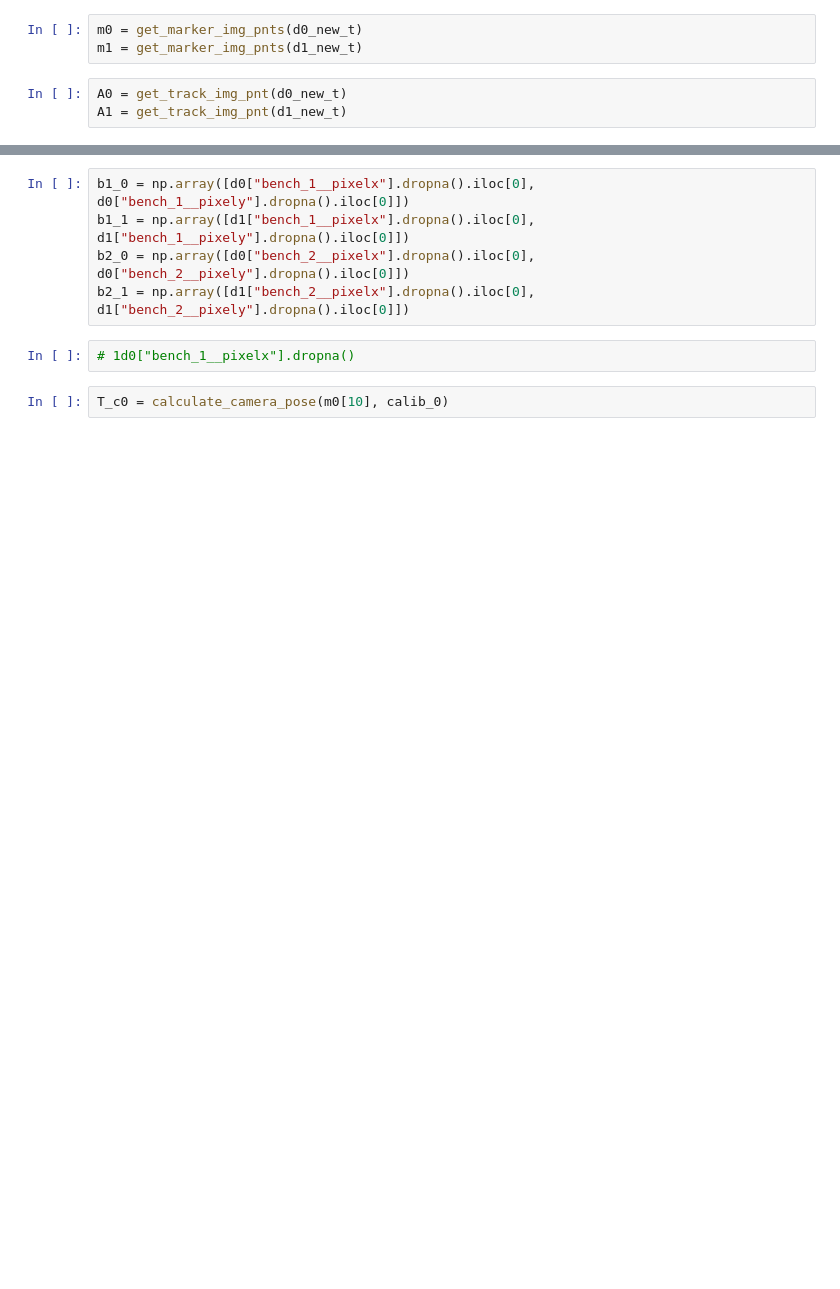
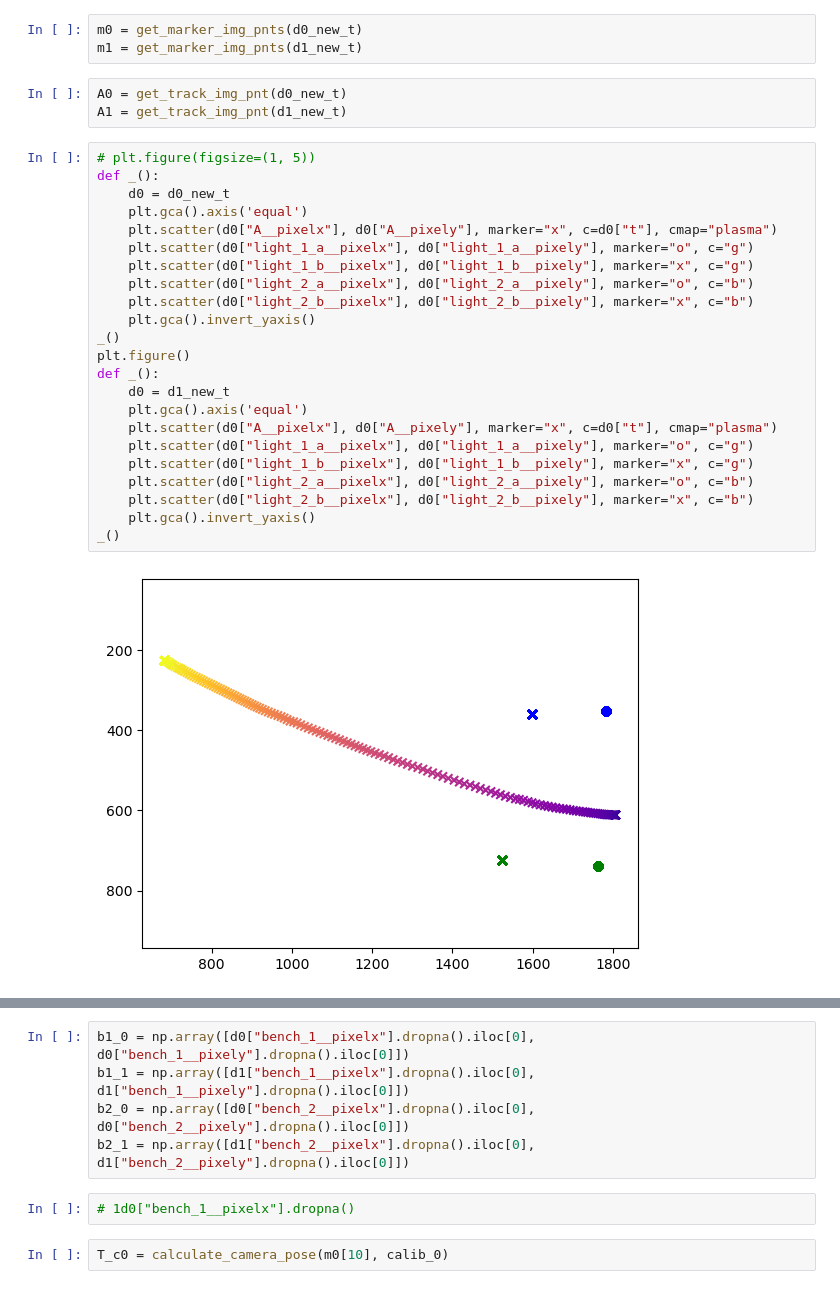
Before and after one commit to vas0x59/empirica_pet_bottle, a Jupyter notebook: proc_rocket/notebook.ipynb, the cells around one changed output, grey strips where cells are left out. Saved outputs shown, nothing was run; the diff lists cells and outputs as text; blank space fills up the shorter version.

```diff
--- a/proc_rocket/notebook.ipynb
+++ b/proc_rocket/notebook.ipynb
@@ -135,3 +129,28 @@ m1 = get_marker_img_pnts(d1_new_t)
 # %%
 A0 = get_track_img_pnt(d0_new_t)
 A1 = get_track_img_pnt(d1_new_t)
+# %%
+# plt.figure(figsize=(1, 5))
+def _():
+    d0 = d0_new_t
+    plt.gca().axis('equal')
+    plt.scatter(d0["A__pixelx"], d0["A__pixely"], marker="x", c=d0["t"], cmap="plasma")
+    plt.scatter(d0["light_1_a__pixelx"], d0["light_1_a__pixely"], marker="o", c="g")
+    plt.scatter(d0["light_1_b__pixelx"], d0["light_1_b__pixely"], marker="x", c="g")
+    plt.scatter(d0["light_2_a__pixelx"], d0["light_2_a__pixely"], marker="o", c="b")
+    plt.scatter(d0["light_2_b__pixelx"], d0["light_2_b__pixely"], marker="x", c="b")
+    plt.gca().invert_yaxis()
+_()
+plt.figure()
+def _():
+    d0 = d1_new_t
+    plt.gca().axis('equal')
+    plt.scatter(d0["A__pixelx"], d0["A__pixely"], marker="x", c=d0["t"], cmap="plasma")
+    plt.scatter(d0["light_1_a__pixelx"], d0["light_1_a__pixely"], marker="o", c="g")
+    plt.scatter(d0["light_1_b__pixelx"], d0["light_1_b__pixely"], marker="x", c="g")
+    plt.scatter(d0["light_2_a__pixelx"], d0["light_2_a__pixely"], marker="o", c="b")
+    plt.scatter(d0["light_2_b__pixelx"], d0["light_2_b__pixely"], marker="x", c="b")
+    plt.gca().invert_yaxis()
+_()
+# %% [output]
+[figure, added]
```
Also changed, not shown: parts of 22 cells of this notebook, 6 other files.
